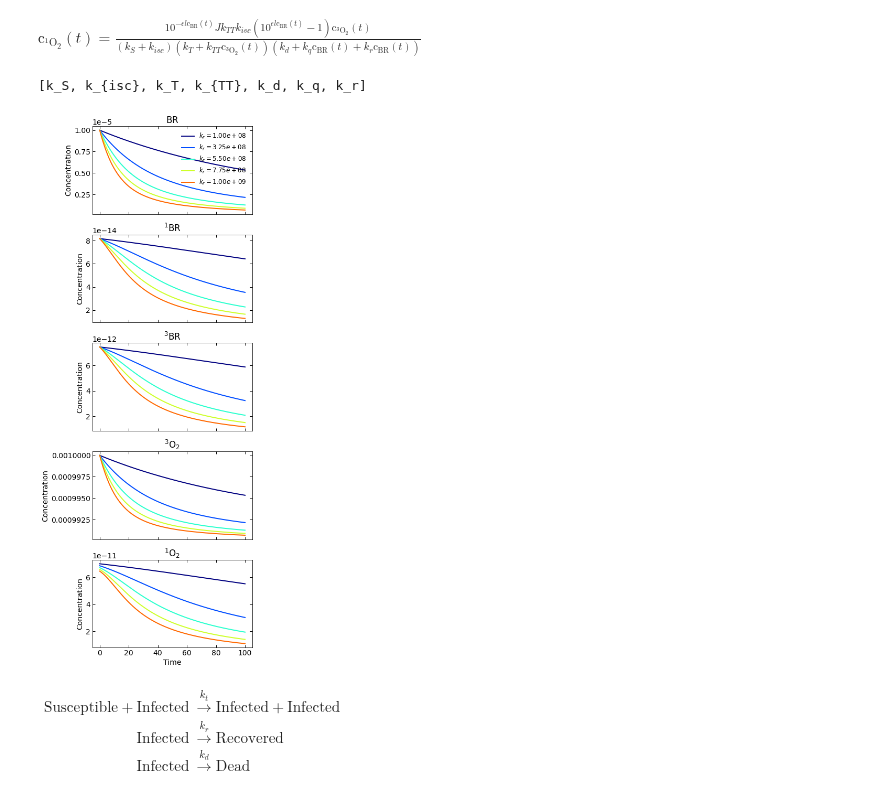
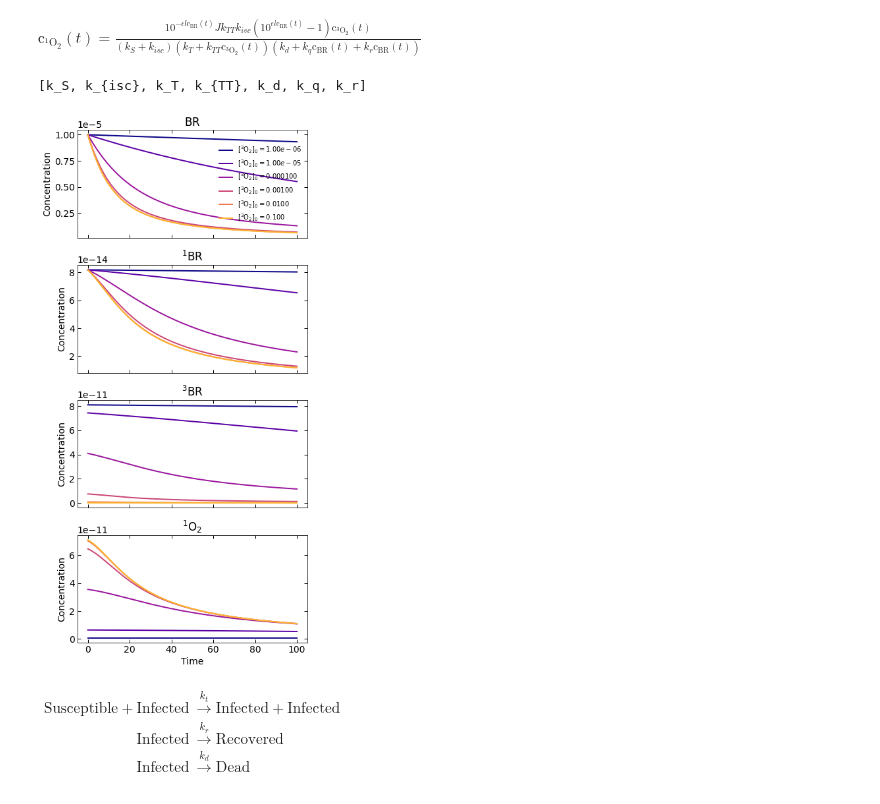
Before and after one commit to dmadea/Photo-Kinetic-Simulator, a Jupyter notebook: Simulator.ipynb, the cells around one changed output. Drawn from its saved outputs; the diff is of its cells as text; code cells hidden in the pictures.

Commit message:
pltting options, figsize, scaling - geometrical mena

```diff
--- a/Simulator.ipynb
+++ b/Simulator.ipynb
@@ -95,15 +97,13 @@ $\displaystyle \operatorname{c_{^3BR}}{\left(t \right)} = \frac{10^{- \epsilon l
 $\displaystyle \frac{d}{d t} \operatorname{c_{^3O_2}}{\left(t \right)} = - \frac{10^{- \epsilon l \operatorname{c_{BR}}{\left(t \right)}} J k_{r} k_{TT} k_{isc} \left(10^{\epsilon l \operatorname{c_{BR}}{\left(t \right)}} - 1\right) \operatorname{c_{BR}}{\left(t \right)} \operatorname{c_{^3O_2}}{\left(t \right)}}{\left(k_{S} + k_{isc}\right) \left(k_{T} + k_{TT} \operatorname{c_{^3O_2}}{\left(t \right)}\right) \left(k_{d} + k_{q} \operatorname{c_{BR}}{\left(t \right)} + k_{r} \operatorname{c_{BR}}{\left(t \right)}\right)}$
 $\displaystyle \operatorname{c_{^1O_2}}{\left(t \right)} = \frac{10^{- \epsilon l \operatorname{c_{BR}}{\left(t \right)}} J k_{TT} k_{isc} \left(10^{\epsilon l \operatorname{c_{BR}}{\left(t \right)}} - 1\right) \operatorname{c_{^3O_2}}{\left(t \right)}}{\left(k_{S} + k_{isc}\right) \left(k_{T} + k_{TT} \operatorname{c_{^3O_2}}{\left(t \right)}\right) \left(k_{d} + k_{q} \operatorname{c_{BR}}{\left(t \right)} + k_{r} \operatorname{c_{BR}}{\left(t \right)}\right)}$
 # %%
-import numpy as np
 print(model.symbols['rate_constants'])
-# model.simulate_model([1e9, 1e8, 1e5, 1e9, 1/9.5e-6, 1e4, 1e9], [1e-5, 0, 0, 1.1e-5, 0], t_max=1e3, yscale='log', scale=False, epsilon=1e5, figsize=(10, 8), flux=1e-4)
-model.simulate_model([1e9, 1e8, 1e5, 1e9, 1/9.5e-6, 1e4, np.linspace(1e8, 1e9, 5)], [1e-5, 0, 0, 0.001, 0],
-                         constant_compartments=[''], t_max=1e2, yscale='linear', scale=True, epsilon=1e5, figsize=(6, 6), flux=1e-4,
+model.simulate_model([1e9, 1e8, 1e5, 1e9, 1/9.5e-6, 1e4, 1e9], [1e-5, 0, 0, np.logspace(-6, -1, 6), 0],
+                         constant_compartments=['^3O_2'], t_max=1e2, yscale='linear', epsilon=1e5, flux=1e-4,
                          plot_separately=True)
 # %% [output]
 [k_S, k_{isc}, k_T, k_{TT}, k_d, k_q, k_r]
-[figure, old version]
+[figure, new version]
 # %%
 str_model = """
 Susceptible + Infected --> 2Infected // k_t
```
Also changed, not shown: parts of 2 cells of this notebook, 1 other file.
